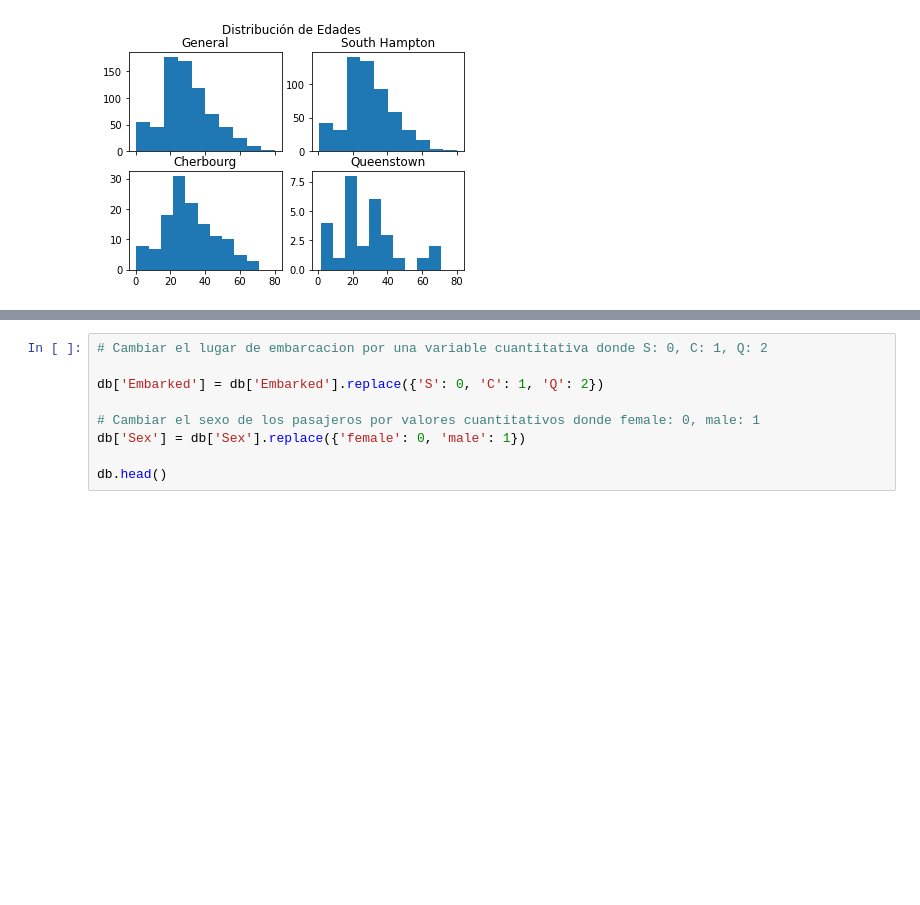
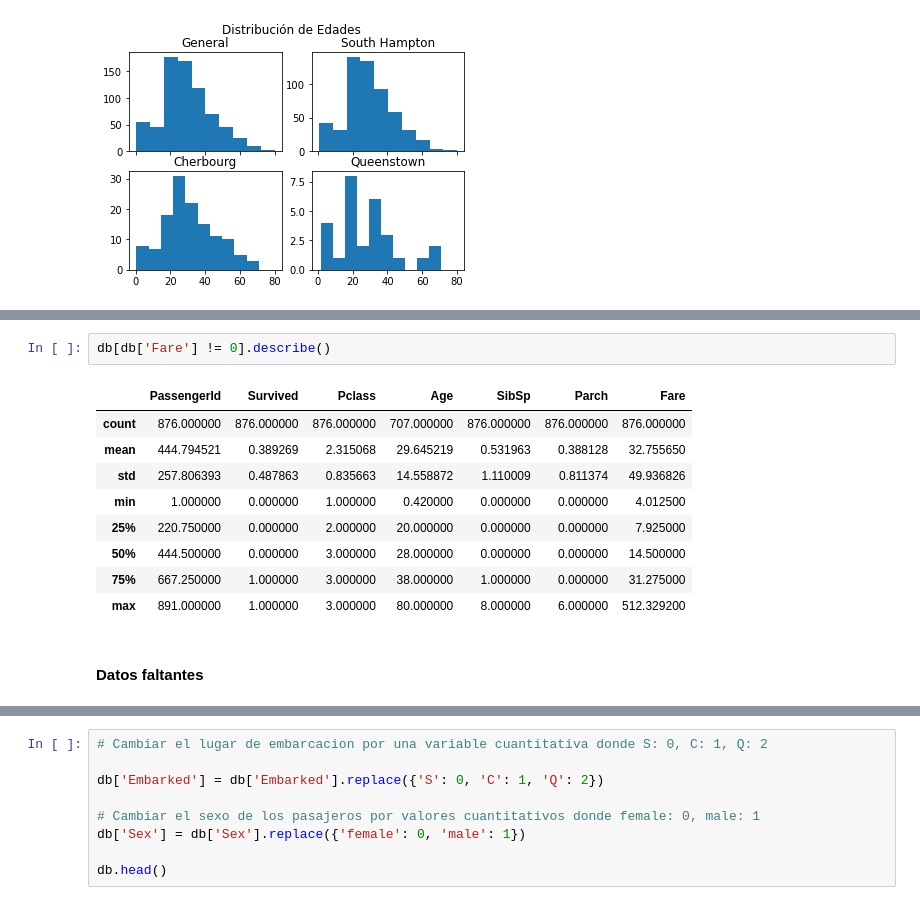
Before and after one commit to fedemedina72/IA1_Equipo8, a Jupyter notebook: LimpiezaDatos.ipynb, the cells around one changed output, grey strips where cells are left out. Drawn from its saved outputs; the diff is of its cells as text; blank space fills up the shorter version.

```diff
--- a/LimpiezaDatos.ipynb
+++ b/LimpiezaDatos.ipynb
@@ -109,0 +139,14 @@ Text(0.5, 1.0, 'Queenstown')
+# %%
+db[db['Fare'] != 0].describe()
+# %% [output]
+|  | PassengerId | Survived | Pclass | Age | SibSp | Parch | Fare |
+| count | 876.000000 | 876.000000 | 876.000000 | 707.000000 | 876.000000 | 876.000000 | 876.000000 |
+| mean | 444.794521 | 0.389269 | 2.315068 | 29.645219 | 0.531963 | 0.388128 | 32.755650 |
+| std | 257.806393 | 0.487863 | 0.835663 | 14.558872 | 1.110009 | 0.811374 | 49.936826 |
+| min | 1.000000 | 0.000000 | 1.000000 | 0.420000 | 0.000000 | 0.000000 | 4.012500 |
+| 25% | 220.750000 | 0.000000 | 2.000000 | 20.000000 | 0.000000 | 0.000000 | 7.925000 |
+| 50% | 444.500000 | 0.000000 | 3.000000 | 28.000000 | 0.000000 | 0.000000 | 14.500000 |
+| 75% | 667.250000 | 1.000000 | 3.000000 | 38.000000 | 1.000000 | 0.000000 | 31.275000 |
+| max | 891.000000 | 1.000000 | 3.000000 | 80.000000 | 8.000000 | 6.000000 | 512.329200 |
+# %% [markdown]
+#### Datos faltantes
```
Also changed, not shown: parts of 6 cells of this notebook.
